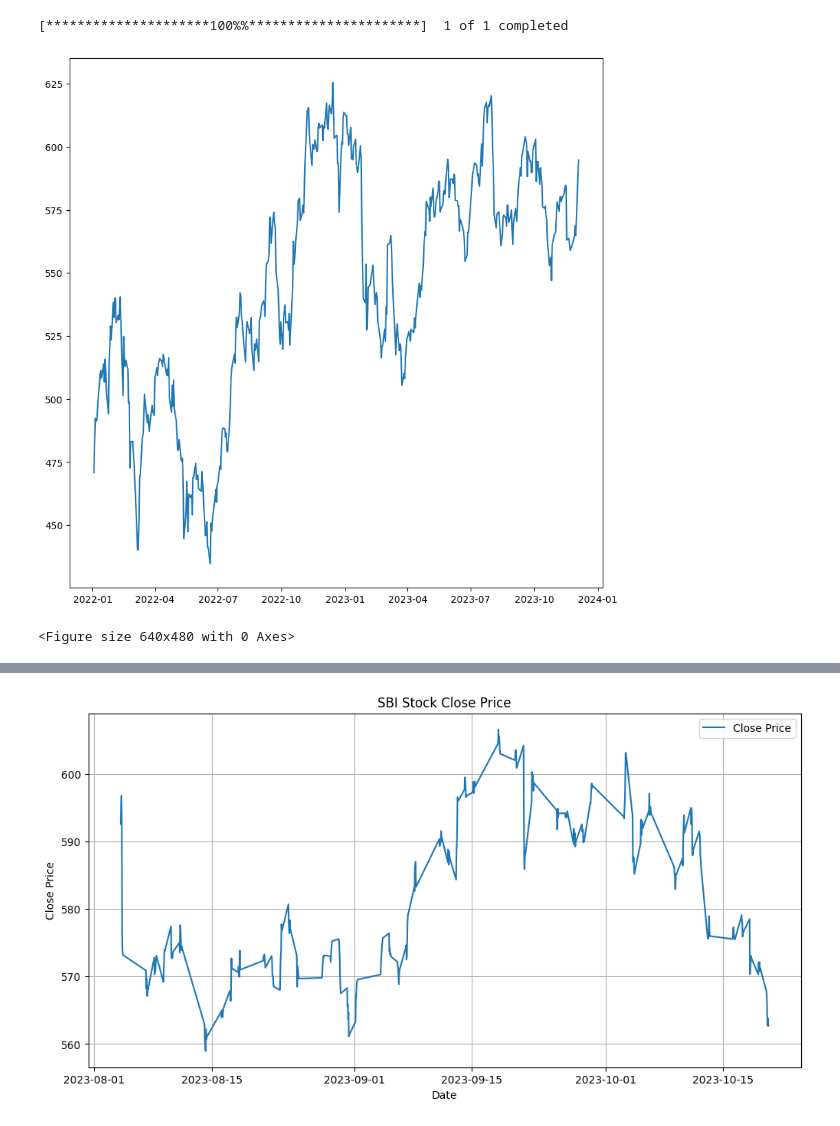
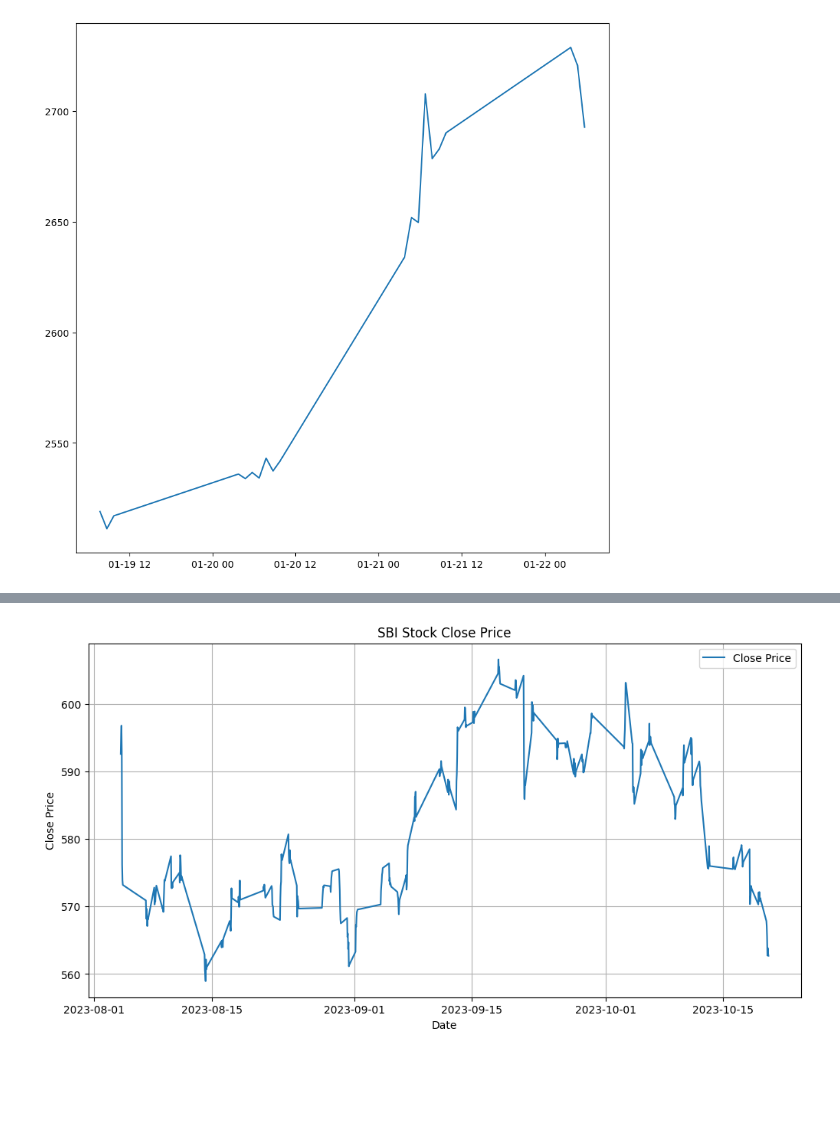
Before and after one commit to xaviruvpadhiyar98/trading-rl, a Jupyter notebook: notebooks/analysis.ipynb, the cells around one changed output, grey strips where cells are left out. Cells and saved outputs as stored; diff of their text form; code cells hidden in the pictures; blank space fills up the shorter version.

```diff
--- a/notebooks/analysis.ipynb
+++ b/notebooks/analysis.ipynb
@@ -4,23 +5,30 @@ import matplotlib.pyplot as plt
 # %%
-data = yf.download("SBIN.NS", start="2022-01-01", end="2023-12-05")
+from datetime import datetime, timezone
+
+# data = yf.download("SBIN.NS", start="2022-01-01", end="2023-12-05")
+data = pl.read_parquet("../datasets/WHIRLPOOL.NS")
+
+
+data = data.filter(
+    pl.col("Datetime") >= datetime(2021, 1, 19, 7, 45, 0).replace(tzinfo=timezone.utc)
+).head(20)
+
 
 # Plot the closing price
 plt.figure(figsize=(10, 10))
-plt.plot(data["Close"])
+plt.plot(data["Datetime"],data["Close"])
 # plt.title('SBI.NS Closing Price')
 # plt.xlabel('Date')
 # plt.ylabel('Close Price')
 plt.grid(False)
 plt.show()
-plt.savefig(
-    fname="sbin.png",
-    transparent=True,
-    dpi=1200,
-    format="png",
-    bbox_inches="tight",
-    pad_inches=0,
-)
+# plt.savefig(
+#     fname="sbin.png",
+#     transparent=True,
+#     dpi=1200,
+#     format="png",
+#     bbox_inches="tight",
+#     pad_inches=0,
+# )
 # %% [output]
-[*********************100%%**********************]  1 of 1 completed
-[figure, old version]
+[figure, new version]
-<Figure size 640x480 with 0 Axes>
```
Also changed, not shown: parts of 2 cells of this notebook, 8 other files.
